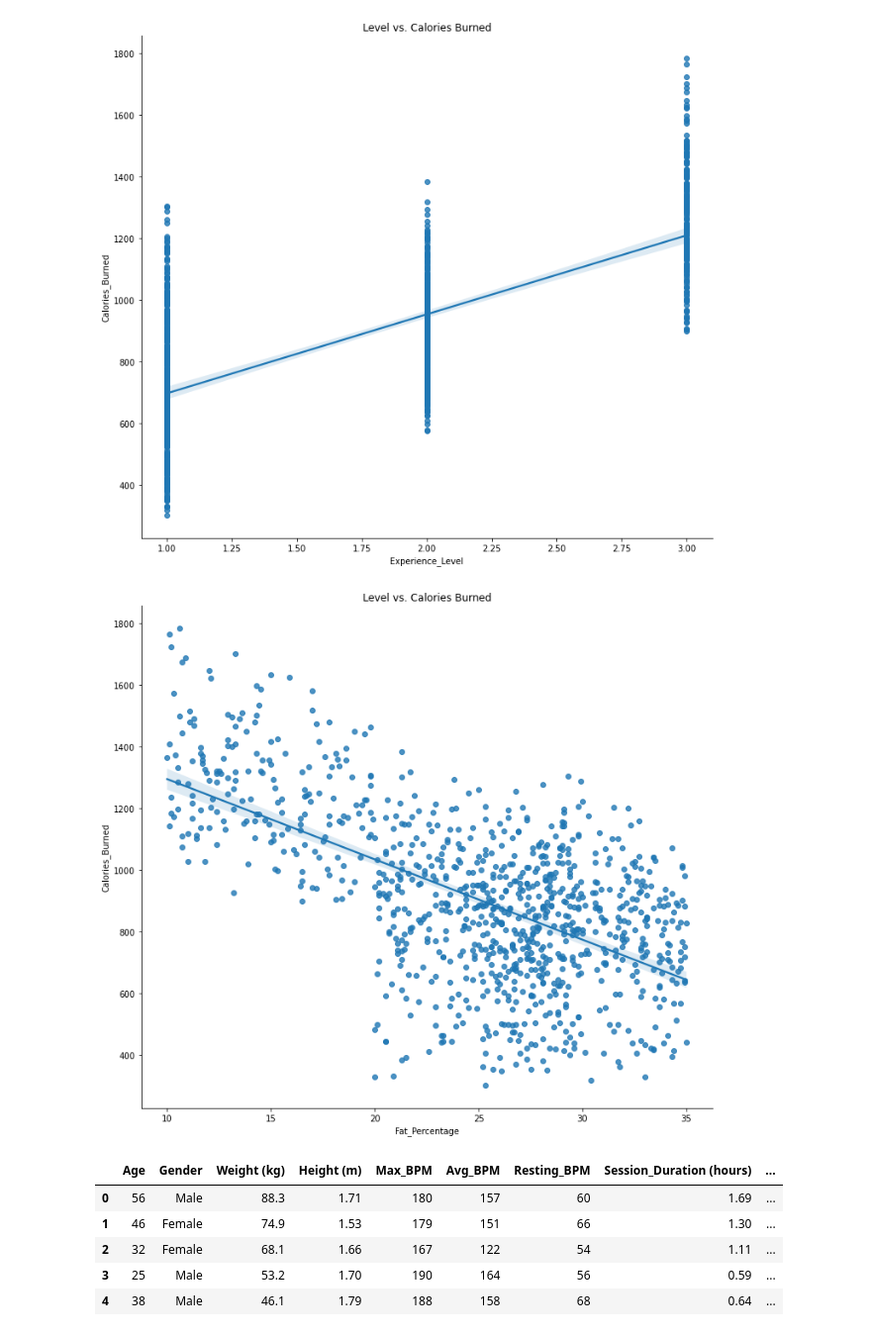
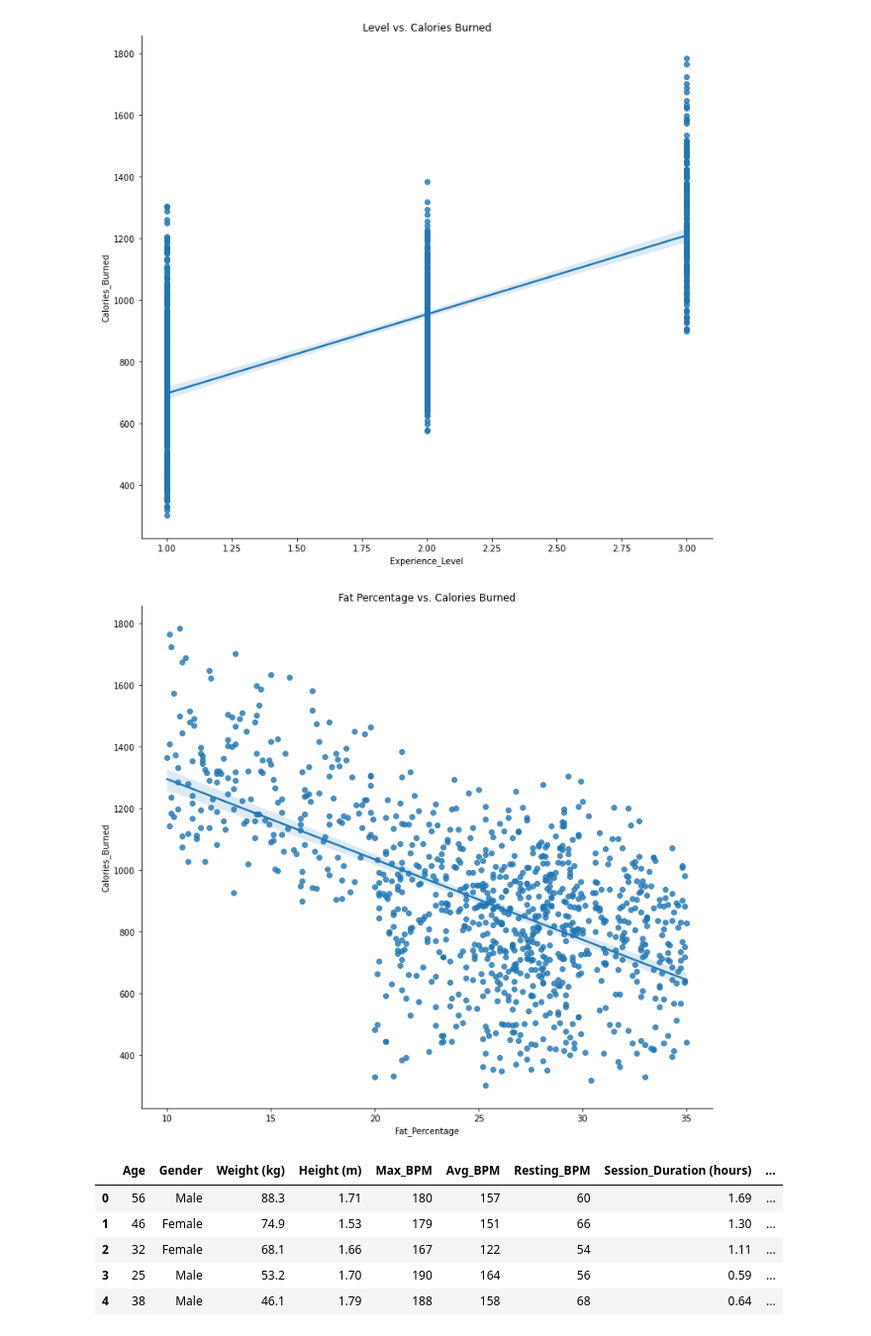
Before and after one commit to Noah-Prowell/gym_calories_proj, a Jupyter notebook: EDA.ipynb, the cells around one changed output. Shown at 99% size. Cells and saved outputs as stored; diff of their text form; code cells hidden in the pictures.

Commit message:
updating images

```diff
--- a/EDA.ipynb
+++ b/EDA.ipynb
@@ -73,10 +73,10 @@ plt.show()
 # %%
 sns.lmplot(x='Fat_Percentage', y='Calories_Burned', data=df, height=9, aspect=1.15)
 ax.set(xlabel = "Fat Percentage", ylabel = "Calories Burned")
-plt.title("Level vs. Calories Burned")
-plt.show()
+plt.title("Fat Percentage vs. Calories Burned")
+plt.savefig('images/fat_vs_cals.png')
 # %% [output]
-[figure, old version]
+[figure, new version]
 # %%
 df.head()
 # %% [output]
```
Also changed, not shown: parts of 2 cells of this notebook, 3 other files.
